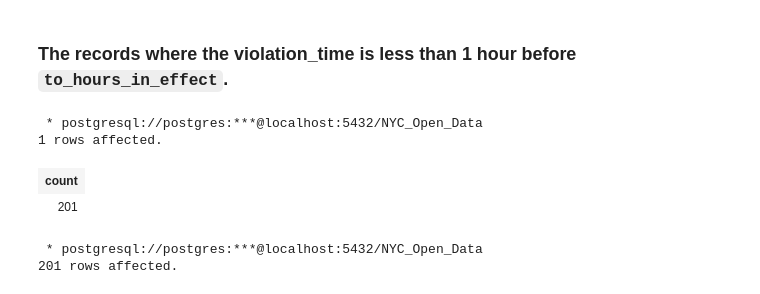
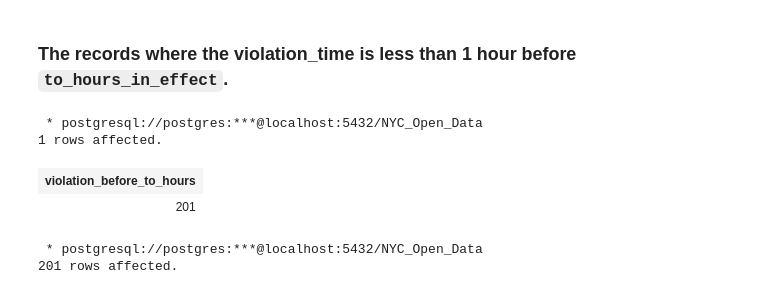
Before and after one commit to lnphng/Business-Analyst-with-SQL, a Jupyter notebook: 04.CleaaningData in Postgresql/03.Converting Data.ipynb, the cells around one changed output. Drawn from its saved outputs; the diff is of its cells as text; code cells hidden in the pictures.

```diff
--- a/04.CleaaningData in Postgresql/03.Converting Data.ipynb
+++ b/04.CleaaningData in Postgresql/03.Converting Data.ipynb
@@ -892,35 +892,35 @@ SELECT
                     AND (violation_time > to_hours_in_effect AND violation_time < from_hours_in_effect)
                    THEN (- EXTRACT('minute' FROM violation_time ) + EXTRACT('minute' FROM to_hours_in_effect) )
             WHEN to_hours_in_effect < from_hours_in_effect
                      AND violation_time < to_hours_in_effect
                     THEN   EXTRACT('minute' FROM to_hours_in_effect) - EXTRACT('minute' FROM  violation_time)
             WHEN to_hours_in_effect < from_hours_in_effect
                      AND (violation_time > to_hours_in_effect)
                     THEN (-EXTRACT('minute' FROM violation_time )+EXTRACT('minute' FROM to_hours_in_effect) )
             ELSE EXTRACT('minute' FROM to_hours_in_effect -  violation_time)
             END AS minutes
     FROM
         (SELECT
             summons_number,
                 TO_TIMESTAMP(from_hours_in_effect, 'HH12MIPM')::time as from_hours_in_effect,
                 TO_TIMESTAMP(to_hours_in_effect, 'HH12MIPM')::time as to_hours_in_effect,
                 TO_TIMESTAMP(violation_time, 'HH12MIPM')::time as violation_time
           FROM
             parking_violation
           WHERE NOT (from_hours_in_effect = '1200AM' AND to_hours_in_effect = '1159PM')
         ) sub
 )
 
-SELECT count(hours)
+SELECT count(hours) AS violation_before_to_hours
 FROM diff_time
 WHERE
     hours*60 + minutes >  0
 AND
     hours*60 + minutes < 60
 # %% [output]
  * postgresql://postgres:***@localhost:5432/NYC_Open_Data
 1 rows affected.
-| count |
+| violation_before_to_hours |
 | 201 |
 # %%
 %%sql
```
Also changed, not shown: parts of 2 cells of this notebook.
